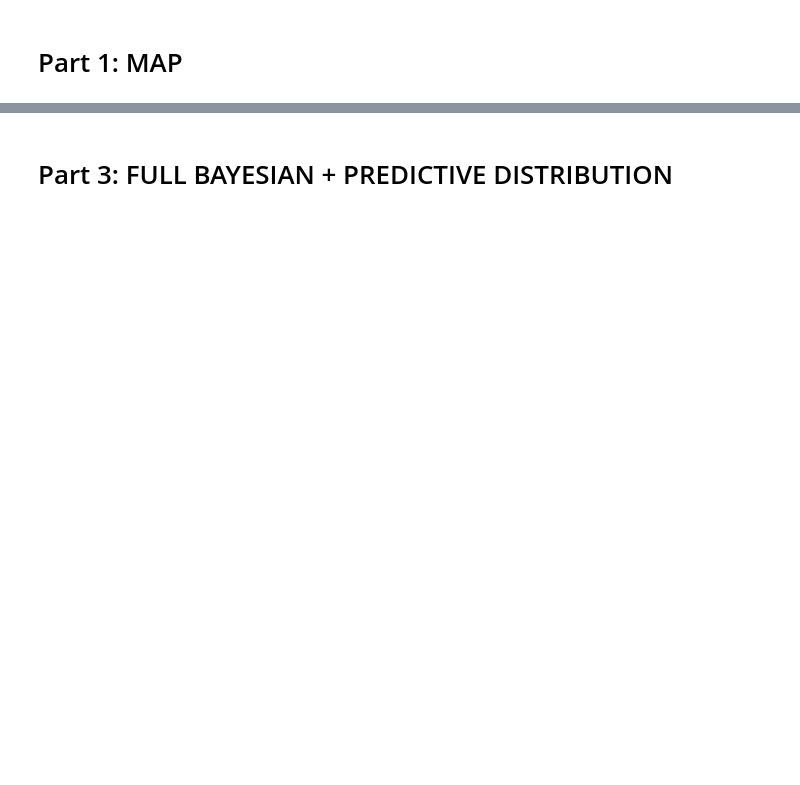
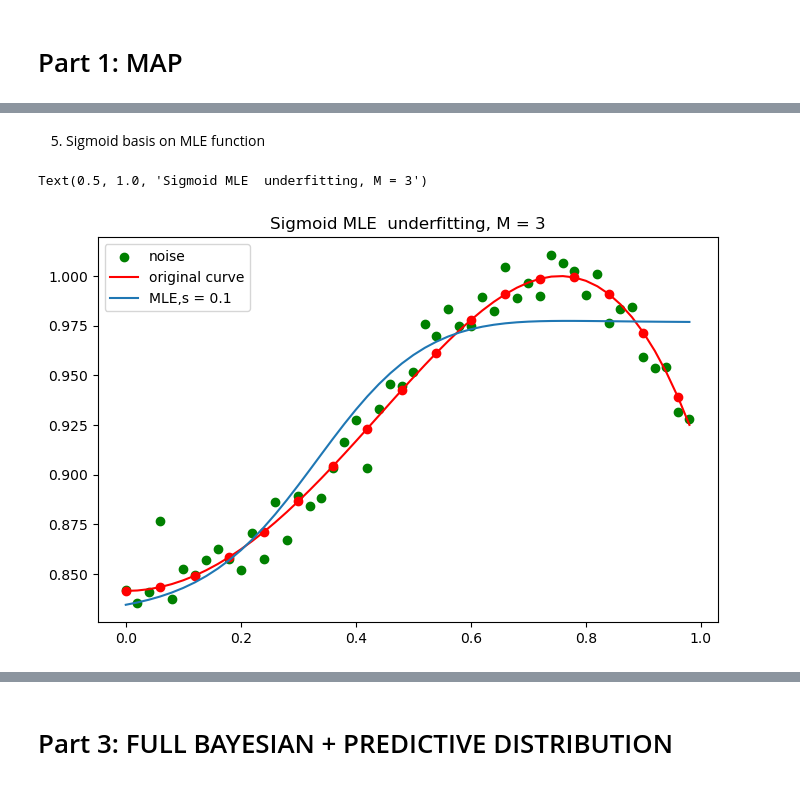
Before and after one commit to Ivy421/EE5907, a Jupyter notebook: CA1.ipynb, the cells around one changed output, grey strips where cells are left out. Cells and saved outputs as stored; diff of their text form; code cells hidden in the pictures; blank space fills up the shorter version.

```diff
--- a/CA1.ipynb
+++ b/CA1.ipynb
@@ -171,0 +203,41 @@ def sigmoid():
+# %% [markdown]
+5. Sigmoid basis on MLE function
+# %%
+def fi_sigmoid(x,um,s):
+    z = (x-um)/s
+    return (1/(1+np.exp(-z)))
+
+def cal_sigMLE(N,M,s,um,ynoise):
+    cap_fi = np.zeros((N,M))
+    t_mle = np.zeros((N,1))
+    for i in range (N):
+        t_mle[i] = ynoise[i]
+
+    for i in range(M):
+        #for j in range (M):
+        if i ==0:
+            cap_fi[:,i] = 1
+        else:
+            #cap_fi[:,i] = col_fi(x,round(um[i-1],2),s,M)
+            cap_fi[:,i] = fi_sigmoid(x,um[i-1],s)
+    w_bar_mle = np.dot(np.dot(linalg.inv(np.dot(cap_fi.T,cap_fi)),cap_fi.T),t_mle)
+    y_pred_mle = np.dot(cap_fi,w_bar_mle)
+    return y_pred_mle
+# %%
+# under fitting
+N = len(x)
+M =  3# model complexity
+um = np.arange(1/M,1,1/M)
+#um = np.arange(0,(M-1)/M,1/M)
+s = 0.1
+plt.figure(figsize = (8,5))
+plt.plot(x,y,'ro',markevery=3)
+plt.scatter(x,y_noise,color = 'green',label = 'noise')
+plt.plot(x,y,color = 'red',label = 'original curve')
+plt.plot(x,cal_sigMLE(N,M,s,um,y_noise),label = 'MLE,s = %s'%s)
+#plt.plot(x,calMLE(x,M2),label = 'MLE overfitting, M = 11')
+plt.legend(loc = 'best')
+plt.title('Sigmoid MLE  underfitting, M = %s'%M)
+# %% [output]
+Text(0.5, 1.0, 'Sigmoid MLE  underfitting, M = 3')
+[figure, added]
```
Also changed, not shown: parts of 37 cells of this notebook.
